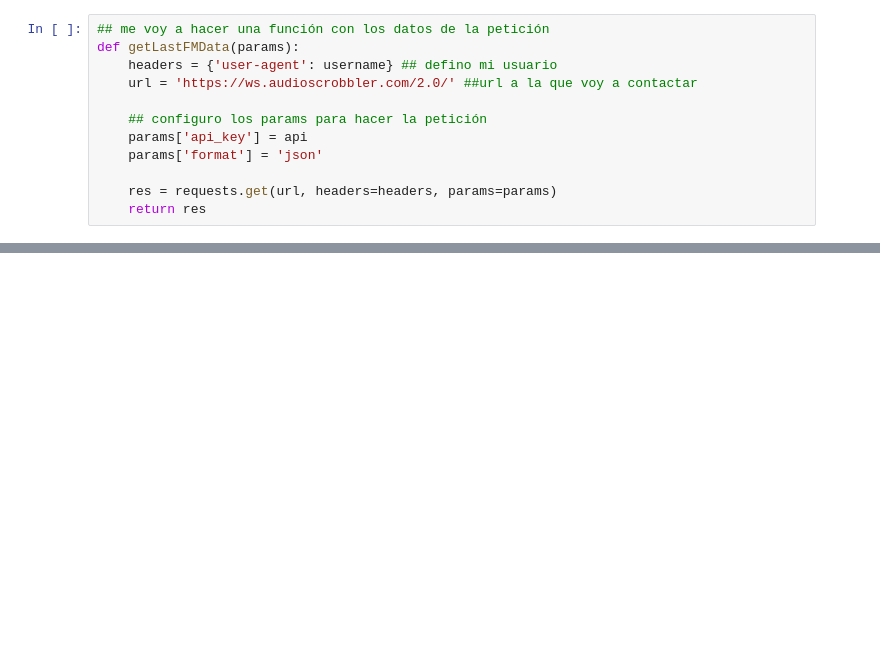
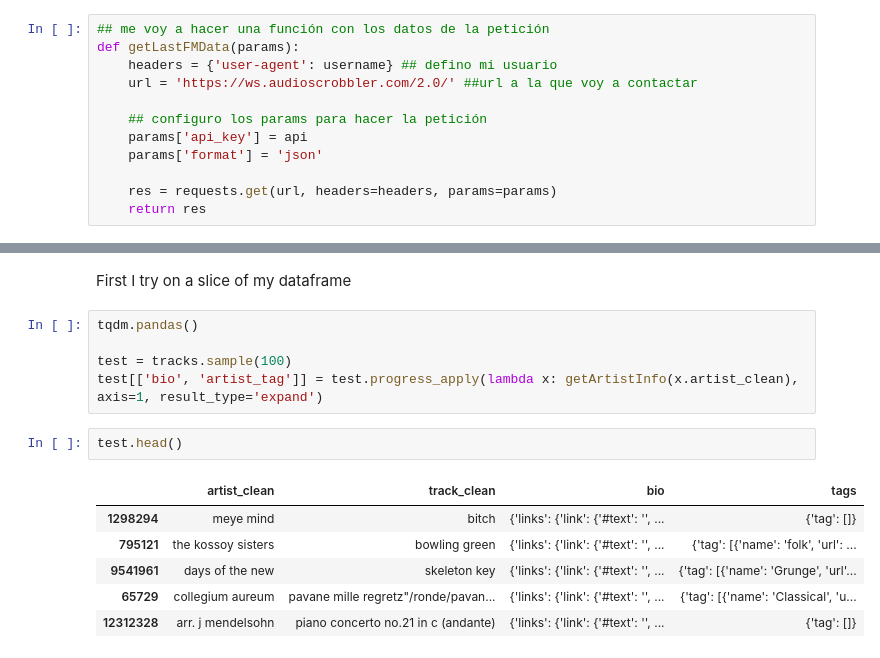
Before and after one commit to annassanchez/ETL_project, a Jupyter notebook: notebooks/2-call_api_lastfm.ipynb, the cells around one changed output, grey strips where cells are left out. Cells and saved outputs as stored; diff of their text form; blank space fills up the shorter version.

```diff
--- a/notebooks/2-call_api_lastfm.ipynb
+++ b/notebooks/2-call_api_lastfm.ipynb
@@ -230,0 +80,16 @@ Voy a crearme una columna con los artistas limpios, para poder hacer la búsqued
+# %% [markdown]
+First I try on a slice of my dataframe
+# %%
+tqdm.pandas()
+
+test = tracks.sample(100)
+test[['bio', 'artist_tag']] = test.progress_apply(lambda x: getArtistInfo(x.artist_clean), axis=1, result_type='expand')
+# %%
+test.head()
+# %% [output]
+|  | artist_clean | track_clean | bio | tags |
+| 1298294 | meye mind | bitch | {'links': {'link': {'#text': '', ... | {'tag': []} |
+| 795121 | the kossoy sisters | bowling green | {'links': {'link': {'#text': '', ... | {'tag': [{'name': 'folk', 'url': ... |
+| 9541961 | days of the new | skeleton key | {'links': {'link': {'#text': '', ... | {'tag': [{'name': 'Grunge', 'url'... |
+| 65729 | collegium aureum | pavane mille regretz"/ronde/pavan... | {'links': {'link': {'#text': '', ... | {'tag': [{'name': 'Classical', 'u... |
+| 12312328 | arr. j mendelsohn | piano concerto no.21 in c (andante) | {'links': {'link': {'#text': '', ... | {'tag': []} |
```
Also changed, not shown: parts of 53 cells of this notebook.
